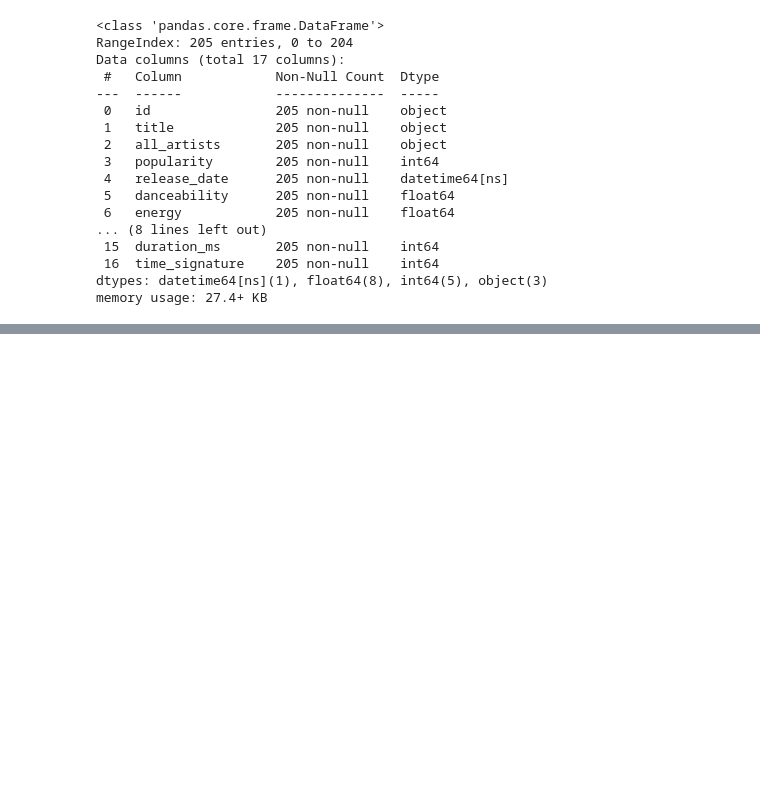
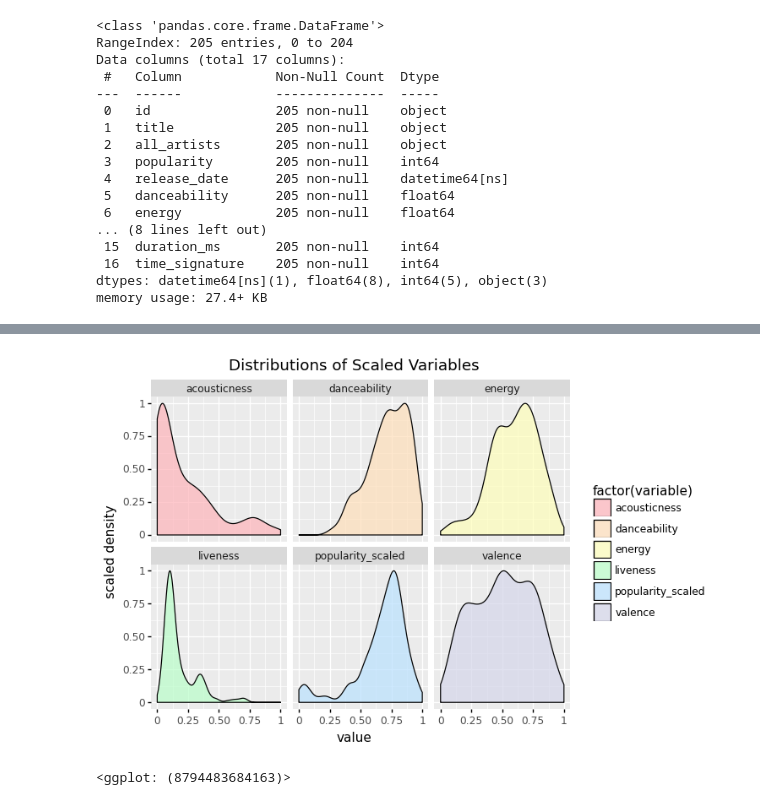
Before and after one commit to s-helal/tiktokify, a Jupyter notebook: graphs.ipynb, the cells around one changed output, grey strips where cells are left out. Cells and saved outputs as stored; diff of their text form; code cells hidden in the pictures; blank space fills up the shorter version.

```diff
--- a/graphs.ipynb
+++ b/graphs.ipynb
@@ -109 +112,13 @@ facetdf01
+# %%
+# Plot 1: Distributions of Scaled Variables
+gg = p9.ggplot(facetdf01, p9.aes(x='value', y = after_stat("scaled"), fill = 'factor(variable)'))
+gg += p9.geom_density(alpha = 0.7)
+gg += p9.facet_wrap('~variable')
+gg += p9.scale_fill_manual(values = colors)
+gg += p9.ggtitle("Distributions of Scaled Variables")
+gg += p9.labels.ylab("scaled density")
+gg
+# %% [output]
+[figure, added]
+<ggplot: (8794483684163)>
 # %%
```
Also changed, not shown: parts of 16 cells of this notebook.
